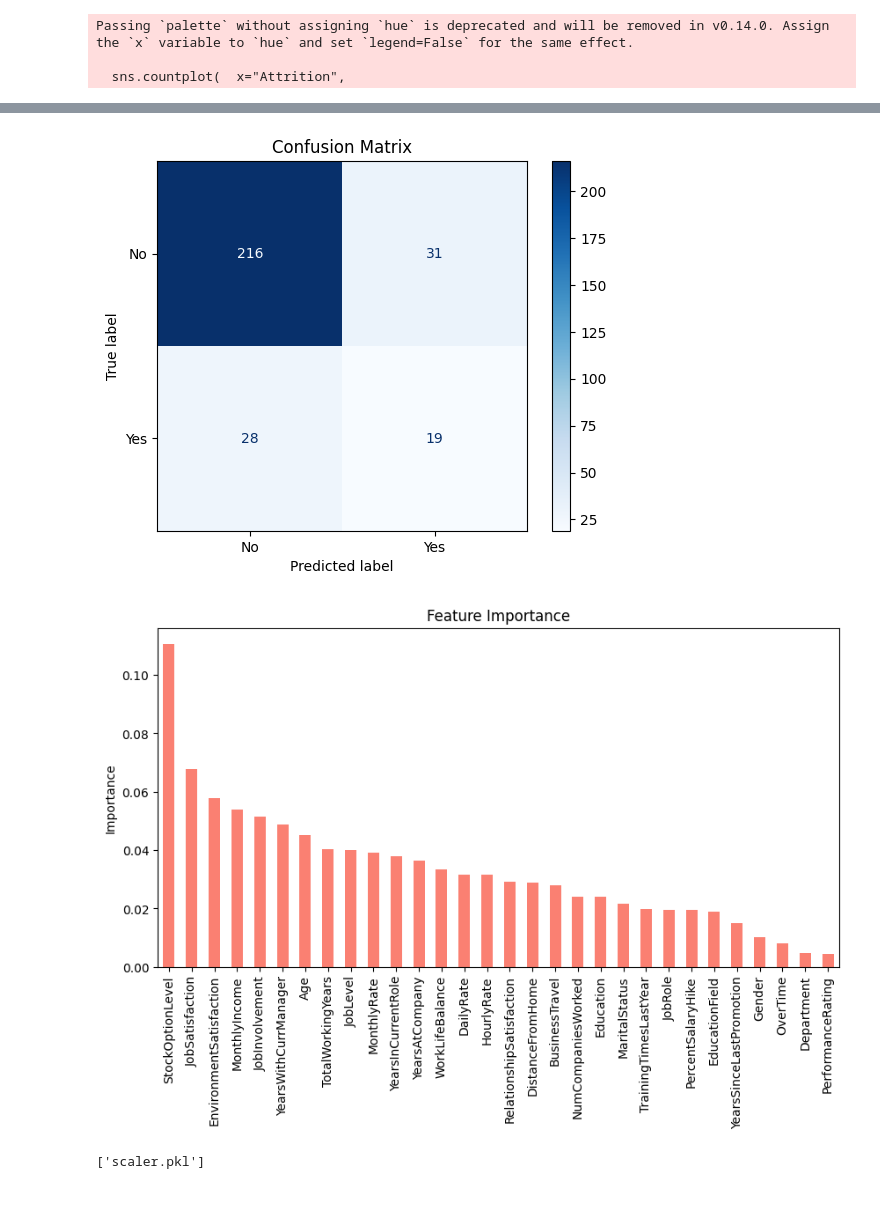
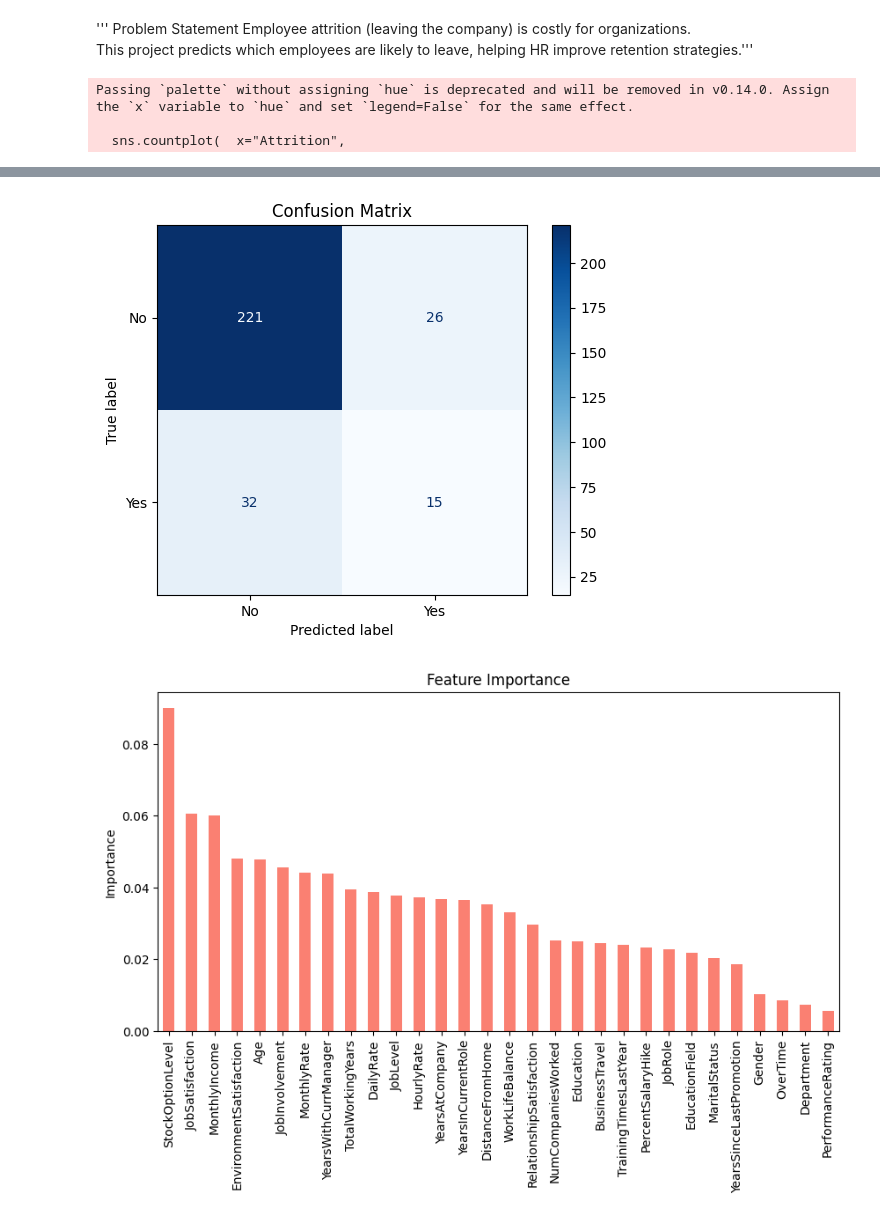
Before and after one commit to kamalsharma04/Employee-Attrition-Prediction, a Jupyter notebook: first_project.ipynb, the cells around one changed output, grey strips where cells are left out. Saved outputs shown, nothing was run; the diff lists cells and outputs as text; code cells hidden in the pictures.

```diff
--- a/first_project.ipynb
+++ b/first_project.ipynb
@@ -1 +1,5 @@
+# %% [markdown]
+''' Problem Statement
+Employee attrition (leaving the company) is costly for organizations.
+This project predicts which employees are likely to leave, helping HR improve retention strategies.'''
 # %%
@@ -85,11 +82,7 @@ Xtest_scaled=scaler.transform(Xtest)
 
 # Model Building
 model=RandomForestClassifier(random_state=42,
-                            max_depth=10,
-                            max_features='sqrt',
-                            min_samples_split=5,
-                            min_samples_leaf=3,
-                            n_estimators=200,
+                            n_estimators=300,
                             class_weight='balanced')
 
 # Train model
@@ -119,11 +112,6 @@ feat_importances.sort_values(ascending=False).plot(kind='bar', figsize=(10,5), c
 plt.title("Feature Importance")
 plt.ylabel("Importance")
 plt.show()
-
-# save Model & Scaler
-joblib.dump(model,"employee_attrition_model.pkl")
-joblib.dump((Xtest, ytest), "test_data.pkl")
-joblib.dump(scaler, "scaler.pkl")
 # %% [output]
 Passing `palette` without assigning `hue` is deprecated and will be removed in v0.14.0. Assign the `x` variable to `hue` and set `legend=False` for the same effect.
 
@@ -148,3 +136,2 @@ Confusion Matrix:
-[figure, old version]
+[figure, new version]
-[figure, old version]
+[figure, new version]
-['scaler.pkl']
```
Also changed, not shown: parts of 2 cells of this notebook, 1 other file.
